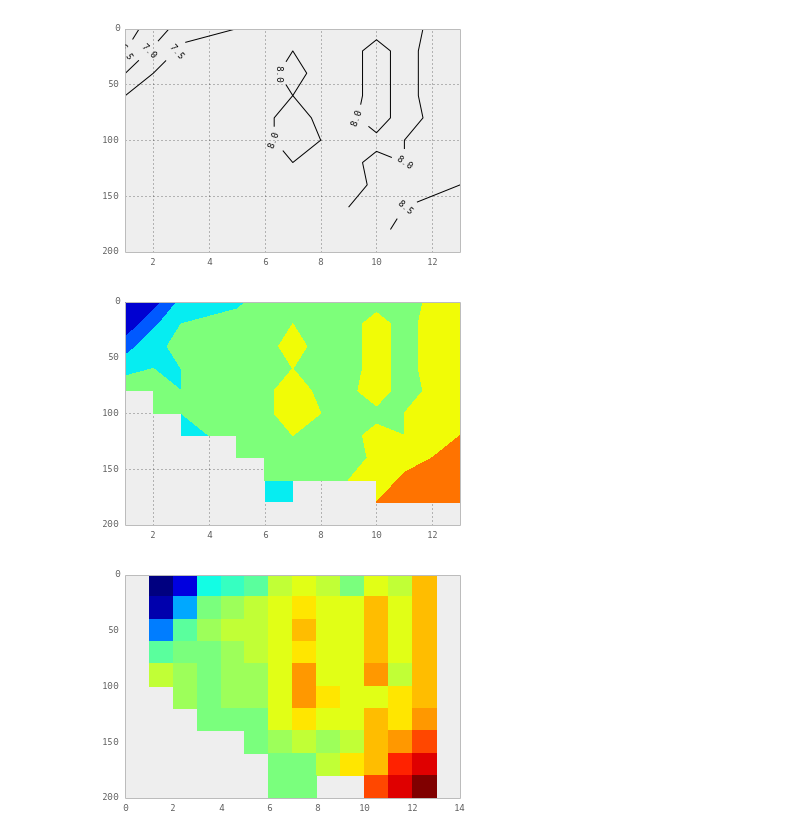
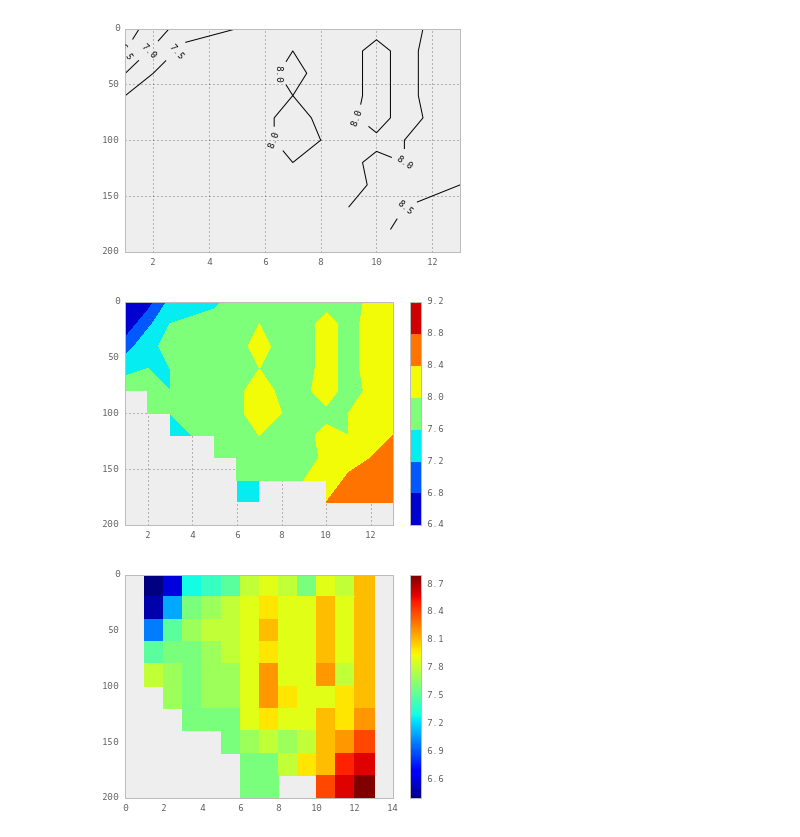
Before and after one commit to ocefpaf/descriptive_oceanography, a Jupyter notebook: lecture-06/solution/temperature_contour.ipynb, the cells around one changed output. Drawn from its saved outputs; the diff is of its cells as text; code cells hidden in the pictures.

```diff
--- a/lecture-06/solution/temperature_contour.ipynb
+++ b/lecture-06/solution/temperature_contour.ipynb
@@ -42,15 +42,17 @@ ax.invert_yaxis()
 # %%
 fig, ax = plt.subplots()
 cs = ax.contourf(dist, depth, temp)
 ax.invert_yaxis()
+_ = fig.colorbar(cs)
 # %% [output]
-[figure, old version]
+[figure, new version]
 # %%
 fig, ax = plt.subplots()
-ax.pcolormesh(dist, depth, temp)
+cs = ax.pcolormesh(dist, depth, temp)
 ax.invert_yaxis()
+_ = fig.colorbar(cs)
 # %% [output]
-[figure, old version]
+[figure, new version]
 # %%
 HTML(html)
 # %% [output]
```
